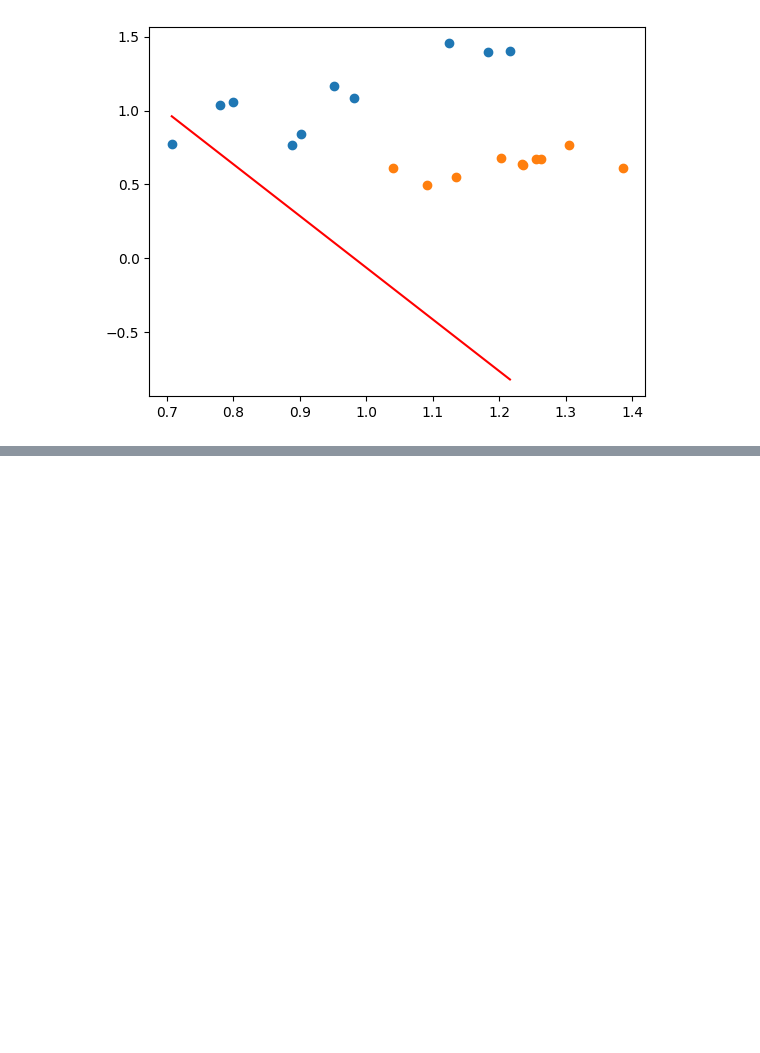
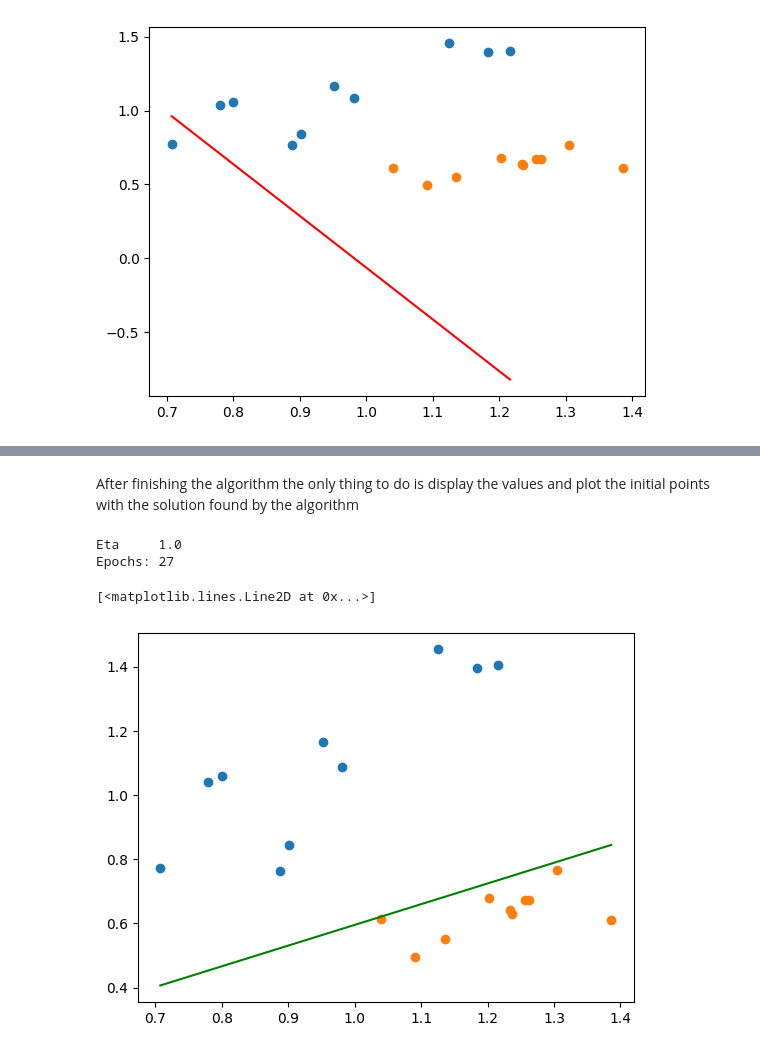
Before and after one commit to imAlessas/machine-learning, a Jupyter notebook: algorithms/perceptron/PLA-improved.ipynb, the cells around one changed output, grey strips where cells are left out. Drawn from its saved outputs; the diff is of its cells as text; code cells hidden in the pictures; blank space fills up the shorter version.

```diff
--- a/algorithms/perceptron/PLA-improved.ipynb
+++ b/algorithms/perceptron/PLA-improved.ipynb
@@ -69,0 +121,50 @@ plt.plot([np.min(X1_1), np.max(X1_1)], # defines coordinates of the line
+# %%
+while True: # starts looping
+
+    # increase epochs
+    epochs += 1
+
+    # loop through
+    for i in range(Y.shape[0]):
+        # feature for index i
+        x = X[i, :]
+
+        # label for index i
+        y = Y[i]
+
+        # dot product between the weight vector and i-th point
+        dot_prod = np.dot(w, x)
+
+        # < 0 means that x and y are discordant
+        if ((dot_prod * y) < 0):
+            # new = old + eta(x * y)
+            w = w + eta * (x * y)
+
+            # increase errors
+            num_errors += 1
+
+    # stops only when there are no errors
+    if (num_errors == 0):
+        break
+    else:
+        num_errors = 0
+# %% [markdown]
+After finishing the algorithm the only thing to do is display the values and plot the initial points with the solution found by the algorithm
+# %%
+# plots the point
+plt.scatter(X1_1, X2_1)
+plt.scatter(X1_2, X2_2)
+
+# prints the stats
+print("Eta     " + str(eta))
+print("Epochs: " + str(epochs))
+
+# plots the solution
+plt.plot([np.min(X1), np.max(X1)],
+         [np.min(X1) * (-w[1]/w[2]) - w[0]/w[2], np.max(X1) * (-w[1]/w[2]) - w[0]/w[2]],
+         color = 'green')
+# %% [output]
+Eta     1.0
+Epochs: 27
+[<matplotlib.lines.Line2D at 0x...>]
+[figure, added]
```
Also changed, not shown: parts of 6 cells of this notebook.
